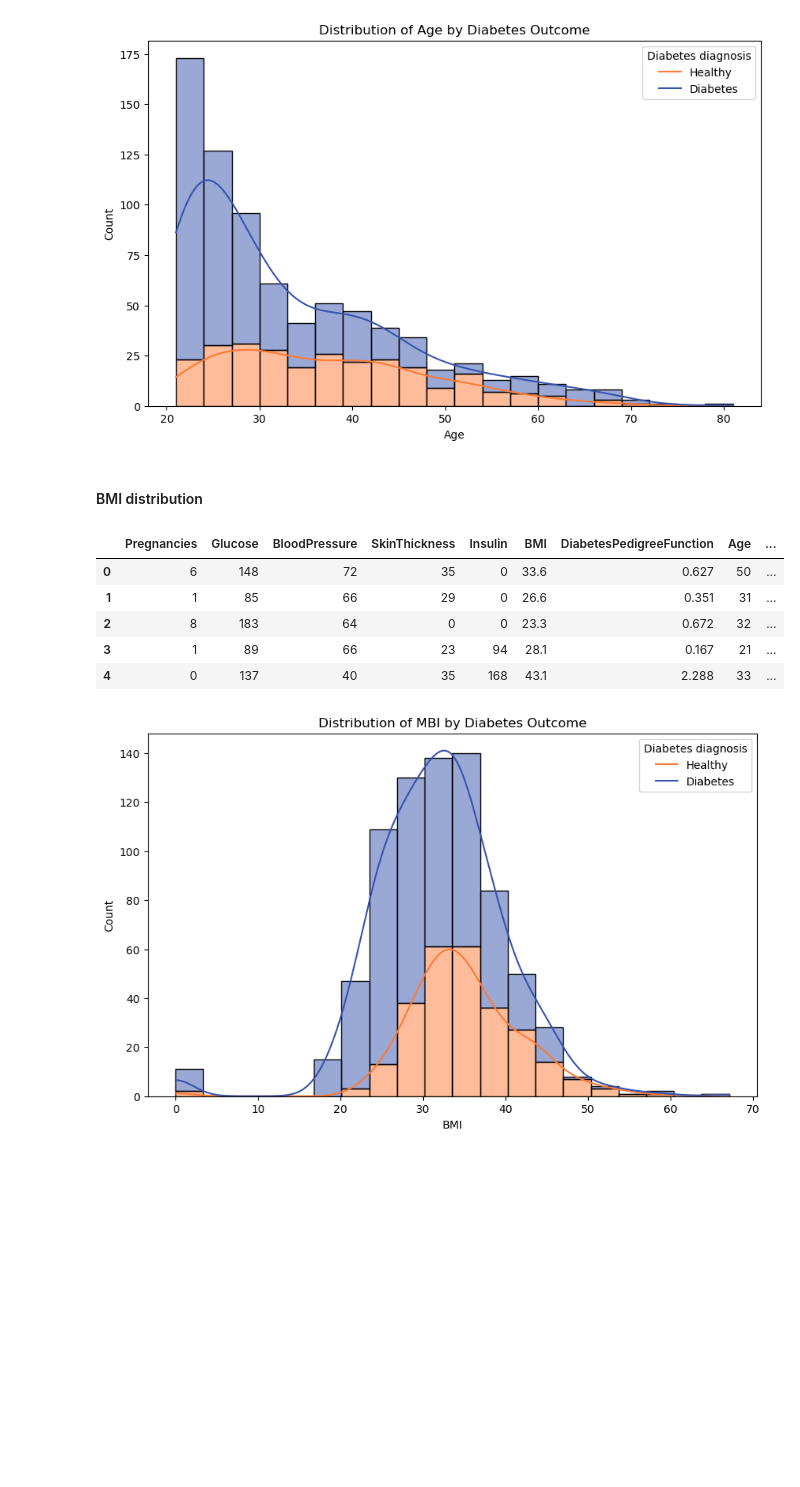
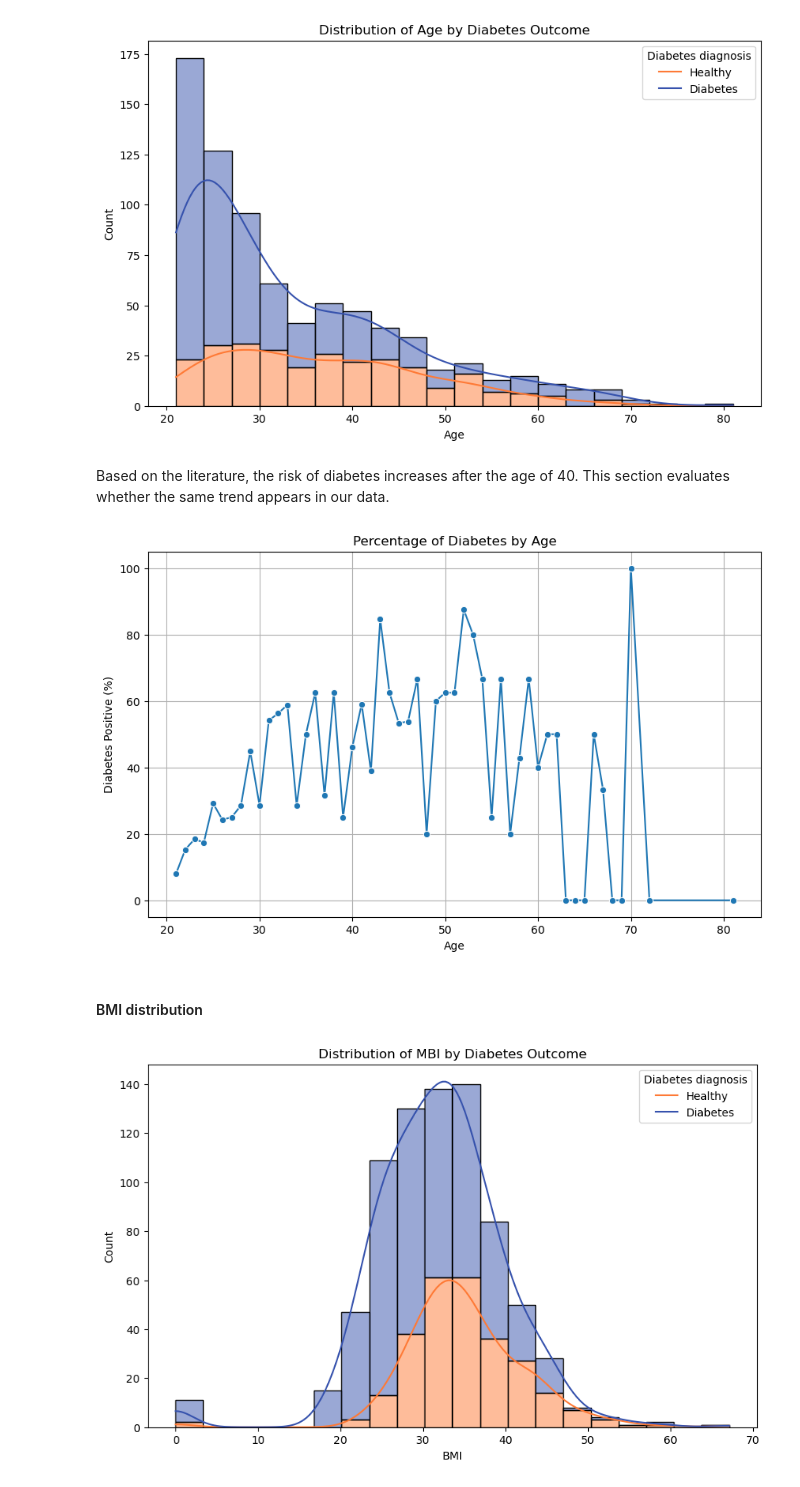
Before and after one commit to matin-ghasemi/ml4bioinformatics-workshop, a Jupyter notebook: notebooks/part1_dibetes_classification.ipynb, the cells around one changed output. Saved outputs shown, nothing was run; the diff lists cells and outputs as text; code cells hidden in the pictures; blank space fills up the shorter version.

```diff
--- a/notebooks/part1_dibetes_classification.ipynb
+++ b/notebooks/part1_dibetes_classification.ipynb
@@ -169,17 +180,32 @@ plt.legend(title='Diabetes diagnosis', labels=['Healthy', 'Diabetes'])
 plt.show()
 # %% [output]
 [figure]
+# %% [markdown]
+Based on the literature, the risk of diabetes increases after the age of 40. This section evaluates whether the same trend appears in our data.
+# %%
+age_diabetes_pct = (
+    df.groupby('Age')['Outcome'] or
+    .mean()
+    .reset_index()
+)
+age_diabetes_pct['Outcome'] *= 100
+
+plt.figure(figsize=(10, 6))
+sns.lineplot(
+    data=age_diabetes_pct,
+    x='Age',
+    y='Outcome',
+    marker='o'
+)
+
+plt.ylabel('Diabetes Positive (%)')
+plt.title('Percentage of Diabetes by Age')
+plt.grid(True)
+plt.show()
+# %% [output]
+[figure, added]
 # %% [markdown]
 #### BMI distribution
-# %%
-df.head()
-# %% [output]
-|  | Pregnancies | Glucose | BloodPressure | SkinThickness | Insulin | BMI | DiabetesPedigreeFunction | Age | ... |
-| 0 | 6 | 148 | 72 | 35 | 0 | 33.6 | 0.627 | 50 | ... |
-| 1 | 1 | 85 | 66 | 29 | 0 | 26.6 | 0.351 | 31 | ... |
-| 2 | 8 | 183 | 64 | 0 | 0 | 23.3 | 0.672 | 32 | ... |
-| 3 | 1 | 89 | 66 | 23 | 94 | 28.1 | 0.167 | 21 | ... |
-| 4 | 0 | 137 | 40 | 35 | 168 | 43.1 | 2.288 | 33 | ... |
 # %%
 plt.figure(figsize=(10, 6))
 sns.histplot(x='BMI', data=df, bins=20, kde=True, hue='Outcome', multiple='stack', palette=['#3652AD', '#FE7A36'])
```
Also changed, not shown: parts of 4 cells of this notebook.
